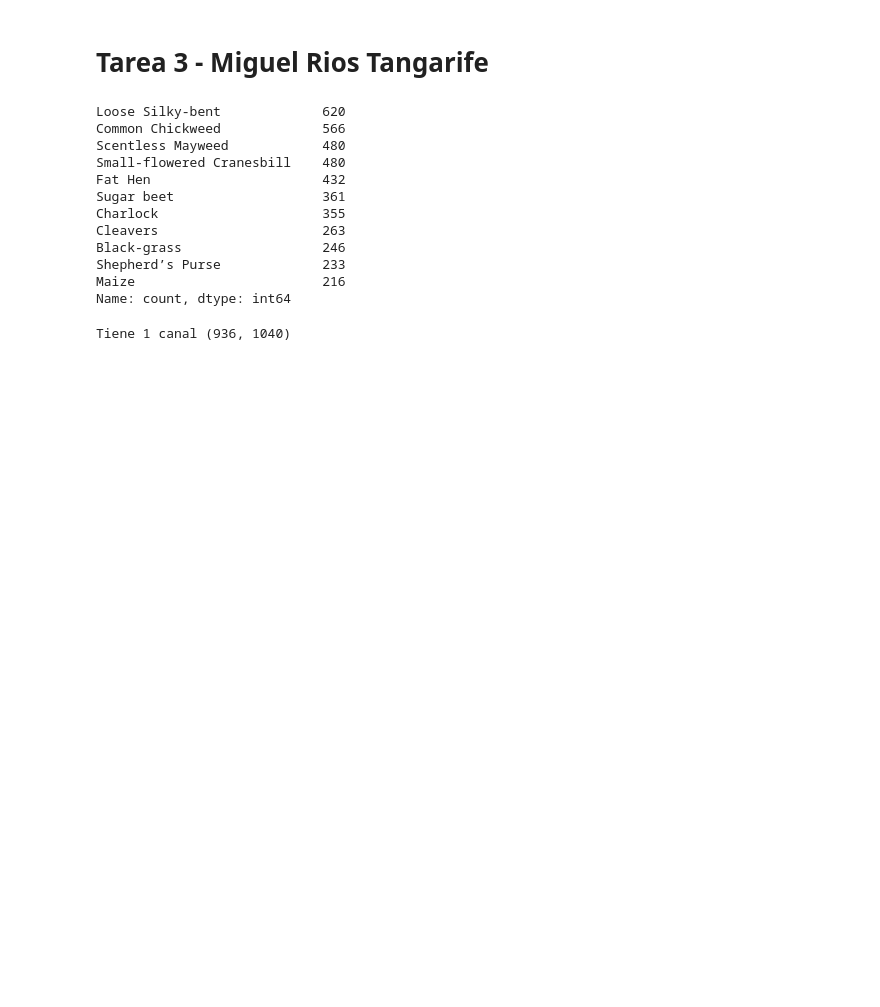
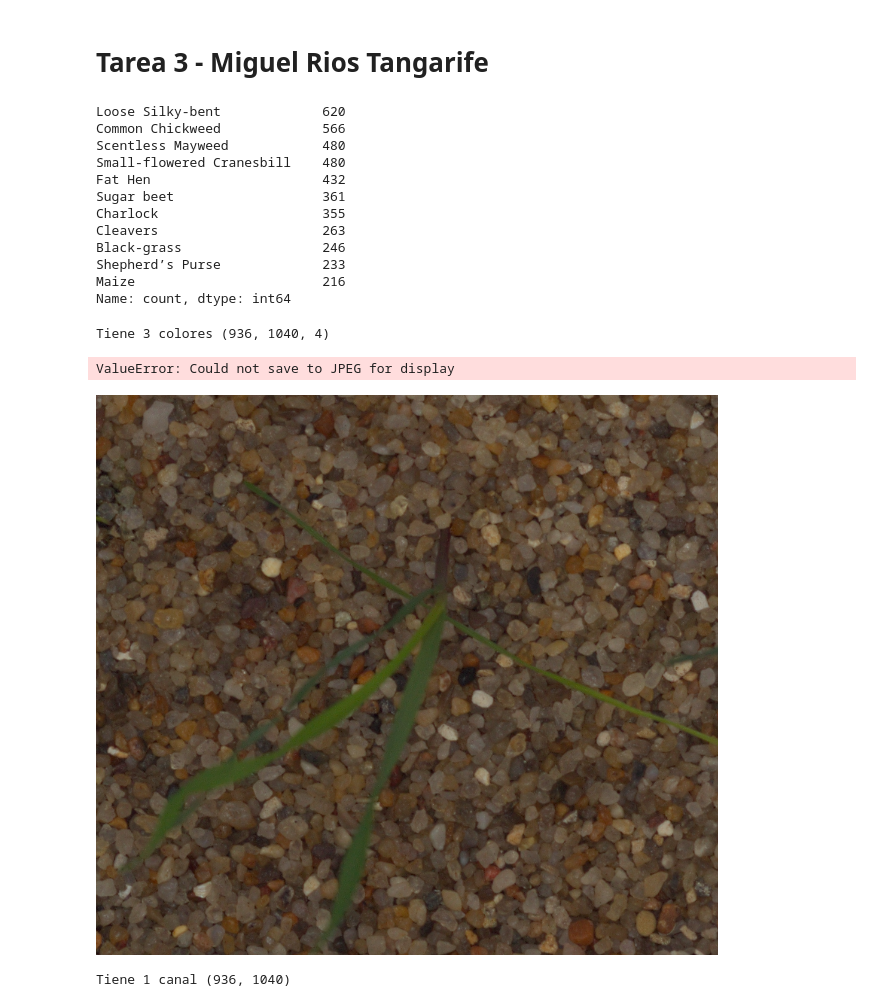
Before and after one commit to MiguelRiosT/Estadistica3_2023-2, a Jupyter notebook: Tarea3/Tarea3Modelo.ipynb, the cells around one changed output. Cells and saved outputs as stored; diff of their text form; code cells hidden in the pictures; blank space fills up the shorter version.

```diff
--- a/Tarea3/Tarea3Modelo.ipynb
+++ b/Tarea3/Tarea3Modelo.ipynb
@@ -54,6 +53,14 @@ Black-grass                  246
 Shepherd’s Purse             233
 Maize                        216
 Name: count, dtype: int64
+# %%
+img_color = Image.open(glob.glob(f"data/train/*/{IDS[0]}")[0])
+print(f"Tiene 3 colores {np.array(img_color).shape}")
+img_color
+# %% [output]
+Tiene 3 colores (936, 1040, 4)
+ValueError: Could not save to JPEG for display
+[figure, added]
 # %%
 img_color = Image.open(glob.glob(f"data/train/*/{IDS[0]}")[0])
 img_gris = img_color.convert('L')
```
Also changed, not shown: parts of 7 cells of this notebook, 1 other file.
